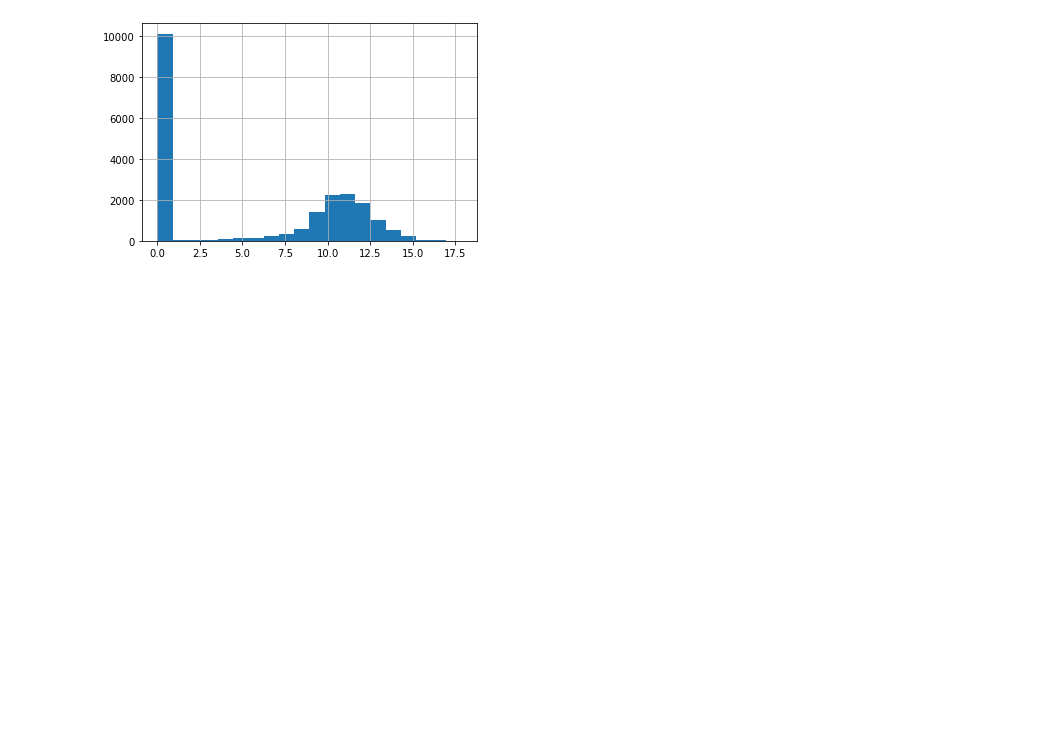
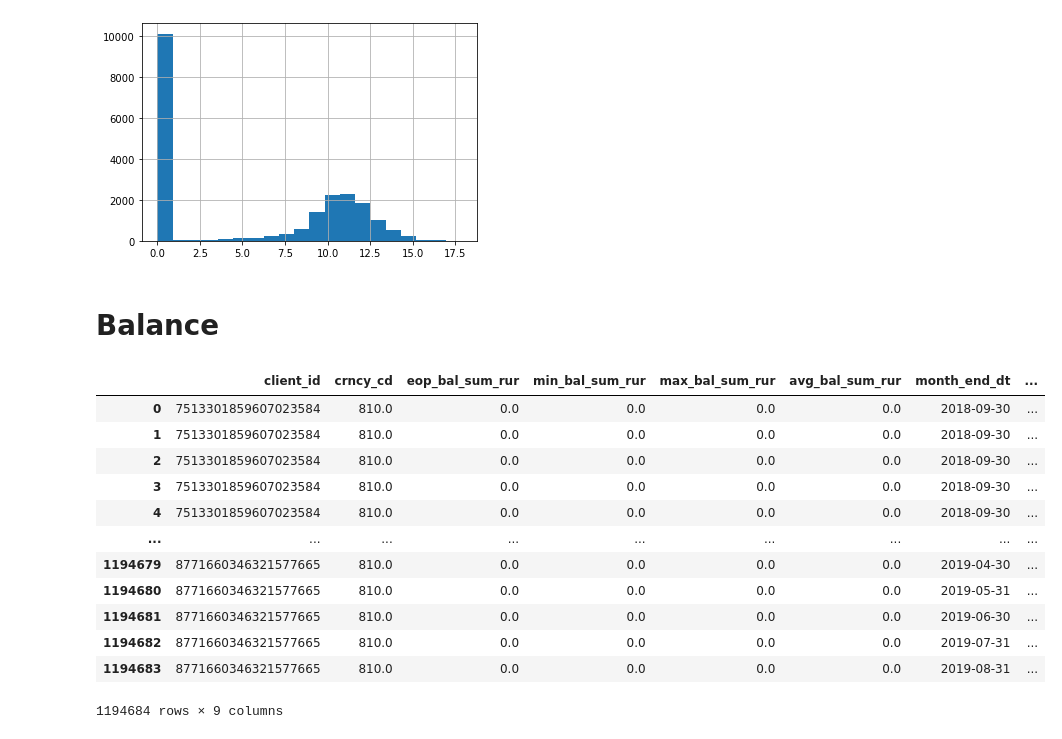
Before and after one commit to artkulak/idao-2021-finals, a Jupyter notebook: EDA-FE-kovalev.ipynb, the cells around one changed output. Cells and saved outputs as stored; diff of their text form; code cells hidden in the pictures; blank space fills up the shorter version.

```diff
--- a/EDA-FE-kovalev.ipynb
+++ b/EDA-FE-kovalev.ipynb
@@ -537,3 +537,21 @@ np.log1p(data['max_min_balance_rur_amt'] + 1).hist(bins=20)
 plt.show()
 # %% [output]
 [figure]
+# %% [markdown]
+# Balance
+# %%
+balance
+# %% [output]
+|  | client_id | crncy_cd | eop_bal_sum_rur | min_bal_sum_rur | max_bal_sum_rur | avg_bal_sum_rur | month_end_dt | ... |
+| 0 | 7513301859607023584 | 810.0 | 0.0 | 0.0 | 0.0 | 0.0 | 2018-09-30 | ... |
+| 1 | 7513301859607023584 | 810.0 | 0.0 | 0.0 | 0.0 | 0.0 | 2018-09-30 | ... |
+| 2 | 7513301859607023584 | 810.0 | 0.0 | 0.0 | 0.0 | 0.0 | 2018-09-30 | ... |
+| 3 | 7513301859607023584 | 810.0 | 0.0 | 0.0 | 0.0 | 0.0 | 2018-09-30 | ... |
+| 4 | 7513301859607023584 | 810.0 | 0.0 | 0.0 | 0.0 | 0.0 | 2018-09-30 | ... |
+| ... | ... | ... | ... | ... | ... | ... | ... | ... |
+| 1194679 | 8771660346321577665 | 810.0 | 0.0 | 0.0 | 0.0 | 0.0 | 2019-04-30 | ... |
+| 1194680 | 8771660346321577665 | 810.0 | 0.0 | 0.0 | 0.0 | 0.0 | 2019-05-31 | ... |
+| 1194681 | 8771660346321577665 | 810.0 | 0.0 | 0.0 | 0.0 | 0.0 | 2019-06-30 | ... |
+| 1194682 | 8771660346321577665 | 810.0 | 0.0 | 0.0 | 0.0 | 0.0 | 2019-07-31 | ... |
+| 1194683 | 8771660346321577665 | 810.0 | 0.0 | 0.0 | 0.0 | 0.0 | 2019-08-31 | ... |
+1194684 rows × 9 columns
```
Also changed, not shown: parts of 1 cell of this notebook, 1 other file.
